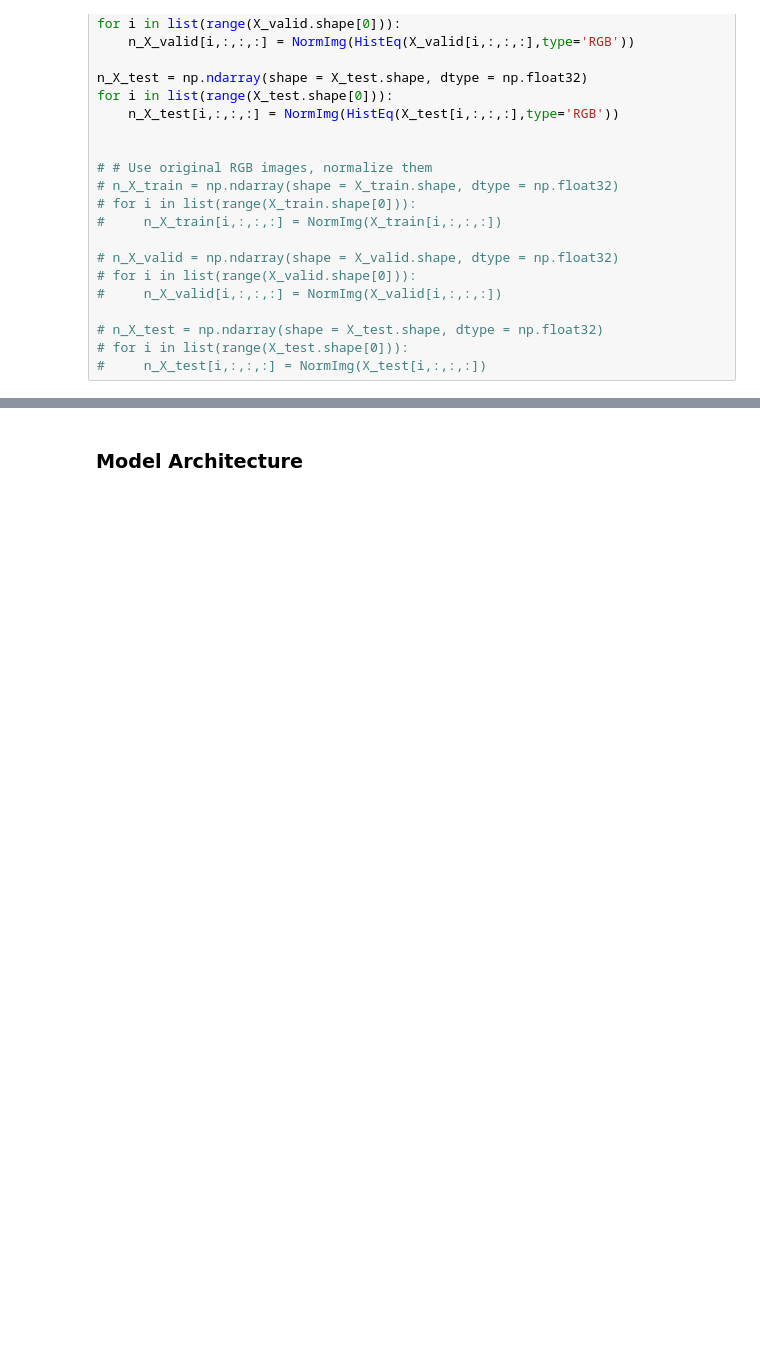
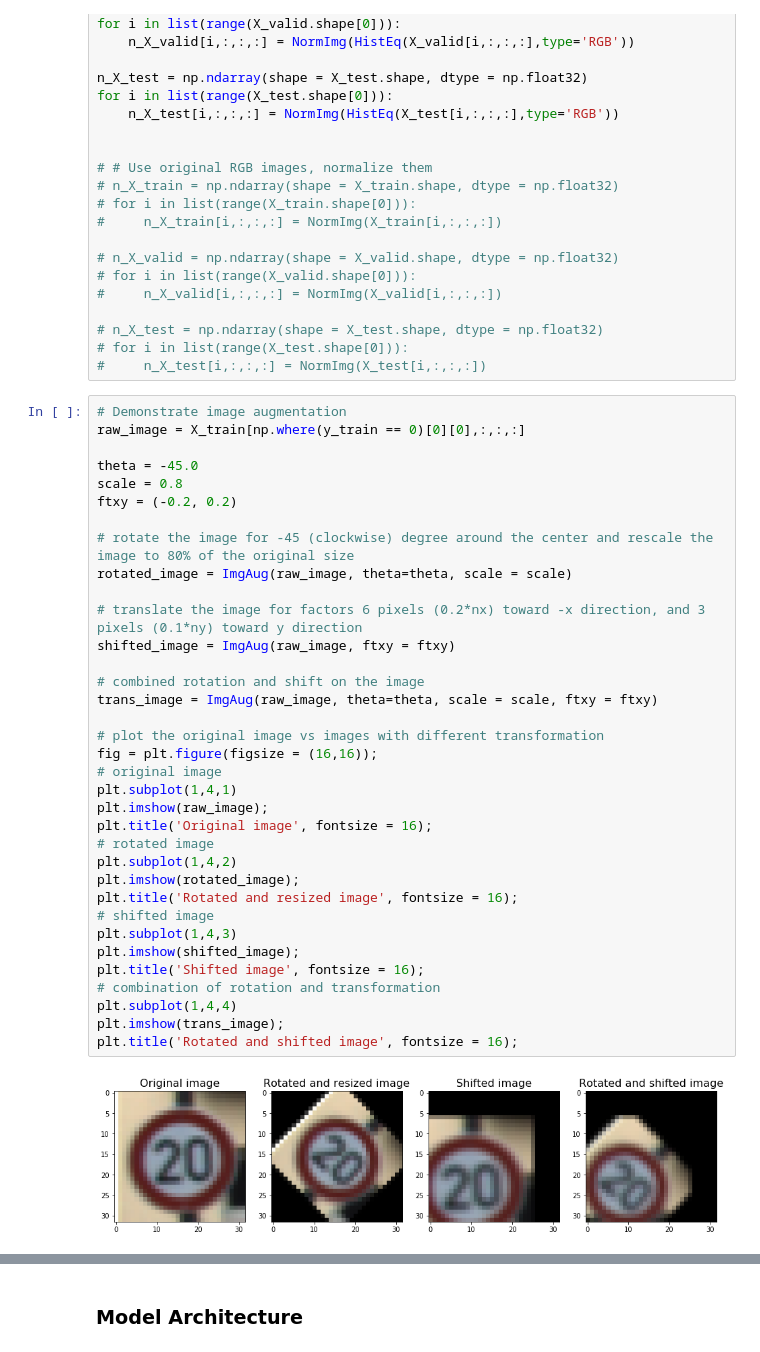
Before and after one commit to siyaoxu/Self-Driving-Cars, a Jupyter notebook: CarND-Traffic-Sign-Classifier-Project/Traffic_Sign_Classifier.ipynb, the cells around one changed output, grey strips where cells are left out. Drawn from its saved outputs; the diff is of its cells as text; blank space fills up the shorter version.

Commit message:
augmentation function debugging

```diff
--- a/CarND-Traffic-Sign-Classifier-Project/Traffic_Sign_Classifier.ipynb
+++ b/CarND-Traffic-Sign-Classifier-Project/Traffic_Sign_Classifier.ipynb
@@ -218,3 +250,40 @@ for i in list(range(X_test.shape[0])):
 # n_X_test = np.ndarray(shape = X_test.shape, dtype = np.float32)
 # for i in list(range(X_test.shape[0])):
 #     n_X_test[i,:,:,:] = NormImg(X_test[i,:,:,:])
+# %%
+# Demonstrate image augmentation
+raw_image = X_train[np.where(y_train == 0)[0][0],:,:,:]
+
+theta = -45.0
+scale = 0.8
+ftxy = (-0.2, 0.2)
+
+# rotate the image for -45 (clockwise) degree around the center and rescale the image to 80% of the original size
+rotated_image = ImgAug(raw_image, theta=theta, scale = scale)
+
+# translate the image for factors 6 pixels (0.2*nx) toward -x direction, and 3 pixels (0.1*ny) toward y direction
+shifted_image = ImgAug(raw_image, ftxy = ftxy)
+
+# combined rotation and shift on the image
+trans_image = ImgAug(raw_image, theta=theta, scale = scale, ftxy = ftxy)
+
+# plot the original image vs images with different transformation
+fig = plt.figure(figsize = (16,16));
+# original image
+plt.subplot(1,4,1)
+plt.imshow(raw_image);
+plt.title('Original image', fontsize = 16);
+# rotated image
+plt.subplot(1,4,2)
+plt.imshow(rotated_image);
+plt.title('Rotated and resized image', fontsize = 16);
+# shifted image
+plt.subplot(1,4,3)
+plt.imshow(shifted_image);
+plt.title('Shifted image', fontsize = 16);
+# combination of rotation and transformation
+plt.subplot(1,4,4)
+plt.imshow(trans_image);
+plt.title('Rotated and shifted image', fontsize = 16);
+# %% [output]
+[figure, added]
```
Also changed, not shown: parts of 8 cells of this notebook.
